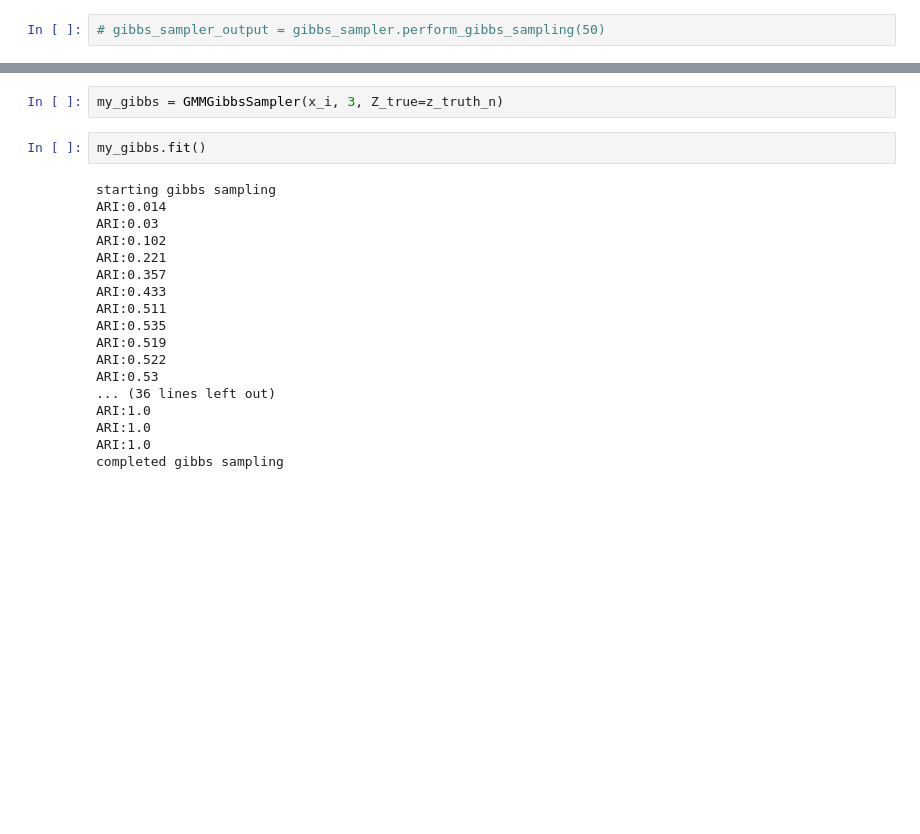
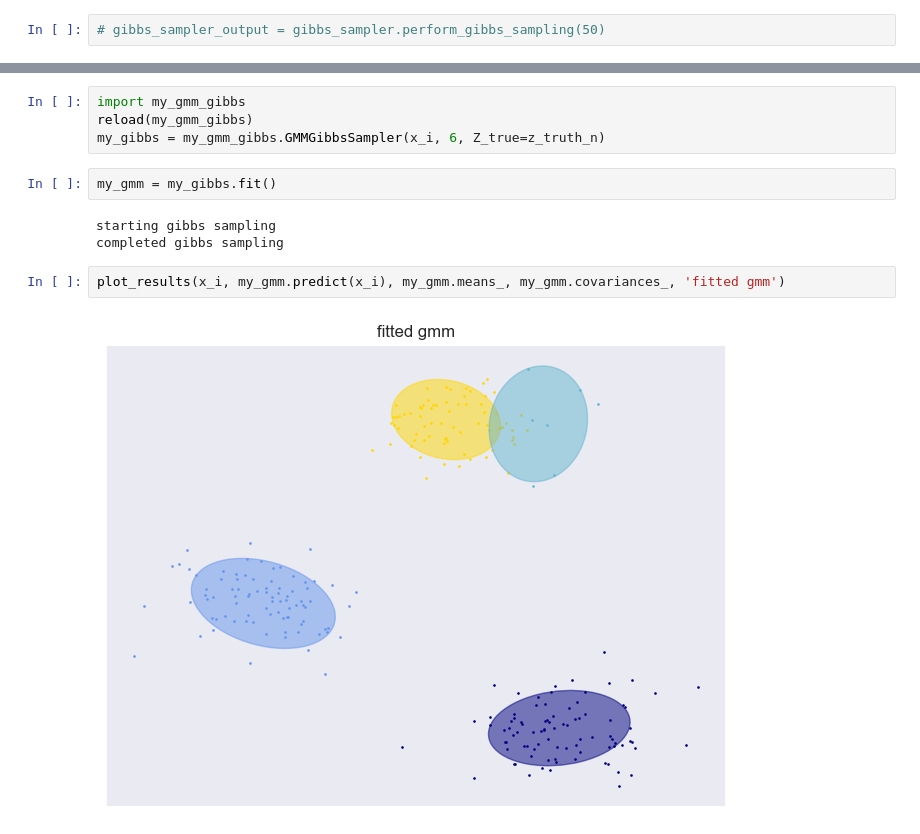
Before and after one commit to Davidjames9610/ubm, a Jupyter notebook: tuts/gaussian_mixture_models/gibbs/gmms_tut_2_gibbs_bayesian.ipynb, the cells around one changed output, grey strips where cells are left out. Cells and saved outputs as stored; diff of their text form; blank space fills up the shorter version.

```diff
--- a/tuts/gaussian_mixture_models/gibbs/gmms_tut_2_gibbs_bayesian.ipynb
+++ b/tuts/gaussian_mixture_models/gibbs/gmms_tut_2_gibbs_bayesian.ipynb
@@ -187,27 +232,18 @@ class GMMGibbsSampler():
 
         return self.pi, self.mu, self.sigma
 # %%
-my_gibbs = GMMGibbsSampler(x_i, 3, Z_true=z_truth_n)
+import my_gmm_gibbs
+reload(my_gmm_gibbs)
+my_gibbs = my_gmm_gibbs.GMMGibbsSampler(x_i, 6, Z_true=z_truth_n)
-# %%
-my_gibbs.fit()
-# %% [output]
-starting gibbs sampling
-ARI:0.014
-ARI:0.03
-ARI:0.102
-ARI:0.221
-ARI:0.357
-ARI:0.433
-ARI:0.511
-ARI:0.535
-ARI:0.519
-ARI:0.522
-ARI:0.53
-... (36 lines left out)
-ARI:1.0
-ARI:1.0
-ARI:1.0
-completed gibbs sampling
+# %%
+my_gmm = my_gibbs.fit()
+# %% [output]
+starting gibbs sampling
+completed gibbs sampling
+# %%
+plot_results(x_i, my_gmm.predict(x_i), my_gmm.means_, my_gmm.covariances_, 'fitted gmm')
+# %% [output]
+[figure, added]
 # %%
 plt.plot(range(0,len(my_gibbs.ARI)), my_gibbs.ARI, marker="None")
 plt.xlabel('iteration')
```
Also changed, not shown: parts of 10 cells of this notebook, 1 other file.
